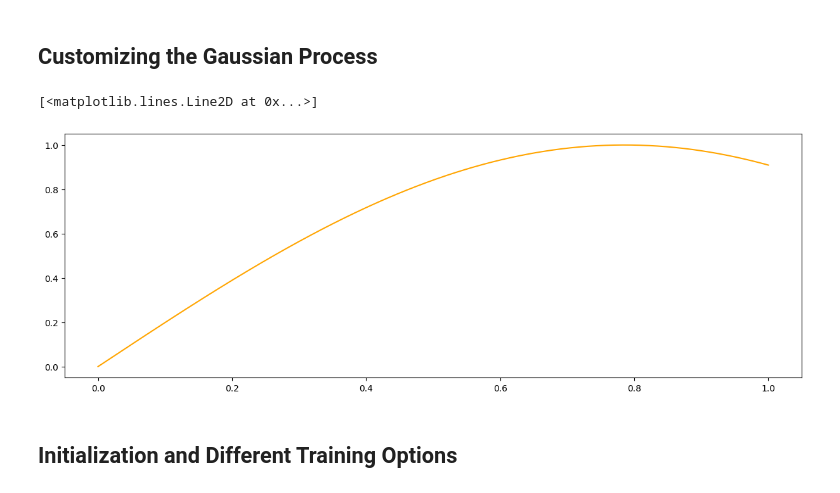
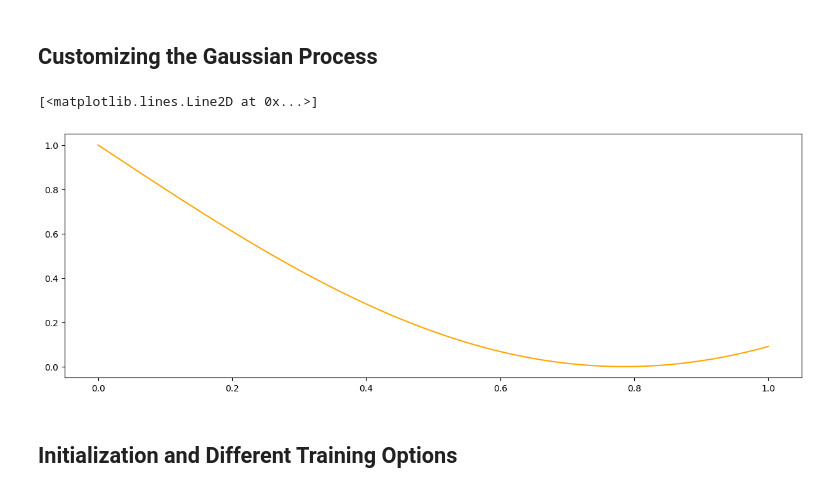
Before and after one commit to lbl-camera/gpCAM, a Jupyter notebook: docs/source/examples/1dSingleTaskAcqFuncTest.ipynb, the cells around one changed output. Cells and saved outputs as stored; diff of their text form; code cells hidden in the pictures.

```diff
--- a/docs/source/examples/1dSingleTaskAcqFuncTest.ipynb
+++ b/docs/source/examples/1dSingleTaskAcqFuncTest.ipynb
@@ -41,27 +44,27 @@ plt.scatter(x_data[:,0],y_data, color = 'black')
 # %%
 def my_noise(x,hps):
     #This is a simple noise function but can be made arbitrarily complex using many hyperparameters.
-    #The noise function always has to return a matrix, because the noise can have covariances.
+    #The noise function can return a matrix or a vector
     return np.zeros((len(x))) + hps[2]
 
 #stationary
-from gpcam.gp_kernels import *
+from gpcam.kernels import *
 def skernel(x1,x2,hps):
     #The kernel follows the mathematical definition of a kernel. This
     #means there is no limit to the variety of kernels you can define.
     d = get_distance_matrix(x1,x2)
     return hps[0] * matern_kernel_diff1(d,hps[1])
 
 
 def meanf(x, hps):
     #This is a simple mean function but it can be arbitrarily complex using many hyperparameters.
-    return np.sin(hps[3] * x[:,0])
+    return 1.-np.sin(hps[3] * x[:,0])
 #it is a good idea to plot the prior mean function to make sure we did not mess up
 plt.figure(figsize = (15,5))
 plt.plot(x_pred1D,meanf(x_pred1D, np.array([1.,1.,5.0,2.])), color = 'orange', label = 'task1')
 # %% [output]
 [<matplotlib.lines.Line2D at 0x...>]
-[figure, old version]
+[figure, new version]
 # %% [markdown]
 ## Initialization and Different Training Options
 # %%
```
Also changed, not shown: parts of 16 cells of this notebook, 18 other files.
